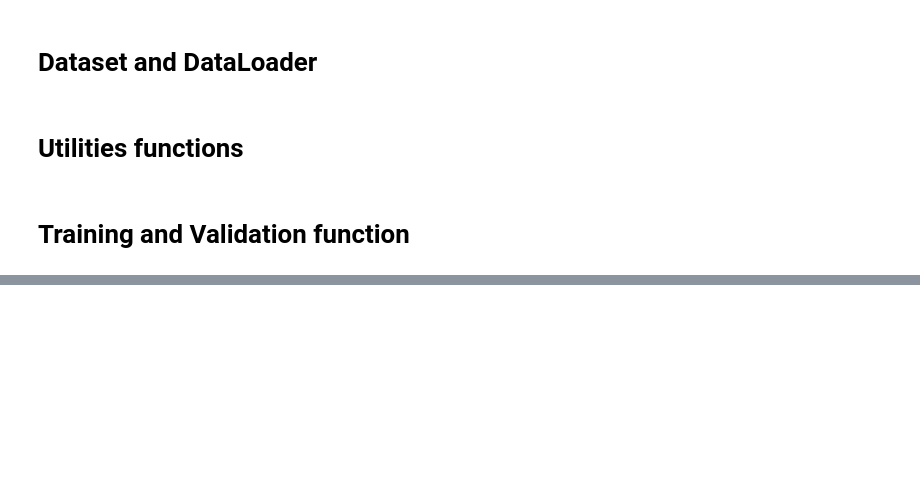
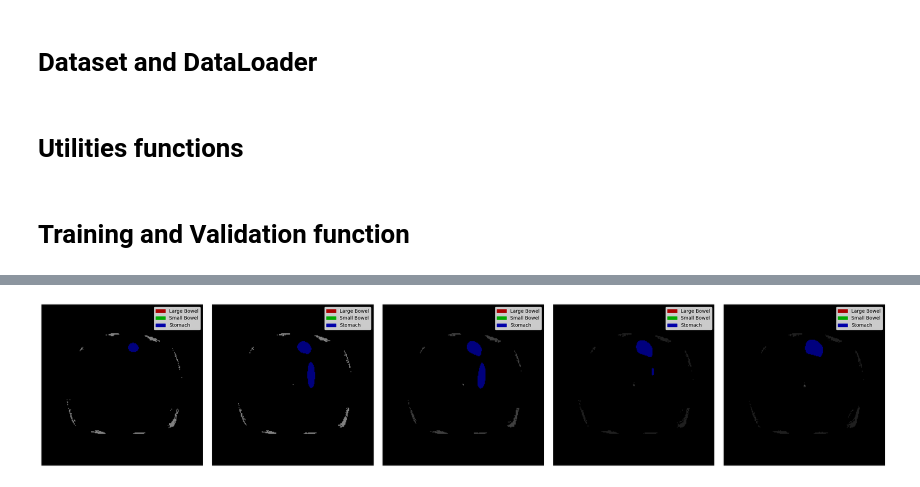
Before and after one commit to skj092/GI-Tract-Image-Segmentation, a Jupyter notebook: Untitled86.ipynb, the cells around one changed output, grey strips where cells are left out. Saved outputs shown, nothing was run; the diff lists cells and outputs as text; code cells hidden in the pictures; blank space fills up the shorter version.

```diff
--- a/Untitled86.ipynb
+++ b/Untitled86.ipynb
@@ -340,0 +373,31 @@ shape of one batch torch.Size([32, 3, 224, 224]) torch.Size([32, 3, 224, 224])
+# %%
+import segmentation_models_pytorch as smp
+
+def build_model():
+    model = smp.Unet(
+        encoder_name=CFG.backbone,      # choose encoder, e.g. mobilenet_v2 or efficientnet-b7
+        encoder_weights="imagenet",     # use `imagenet` pre-trained weights for encoder initialization
+        in_channels=3,                  # model input channels (1 for gray-scale images, 3 for RGB, etc.)
+        classes=3,        # model output channels (number of classes in your dataset)
+        activation=None,
+    )
+    model.to(CFG.device)
+    return model
+
+def load_model(path):
+    model = build_model()
+    model.load_state_dict(torch.load(path))
+    model.eval()
+    return model
+# %%
+xb, yb = next(iter(valid_loader))
+xb = xb.to(device)
+yb = yb.to(device)
+
+model = load_model("/content/last_epoch-04.bin")
+pred = model(xb)
+pred = (nn.Sigmoid()(pred)>0.5).double().cpu().detach()
+
+xb = xb.cpu().detach()
+plot_batch(xb, pred, 5)
+# %% [output]
@@ -340,0 +409 @@ shape of one batch torch.Size([32, 3, 224, 224]) torch.Size([32, 3, 224, 224])
+[figure, added]
```
Also changed, not shown: parts of 9 cells of this notebook.
